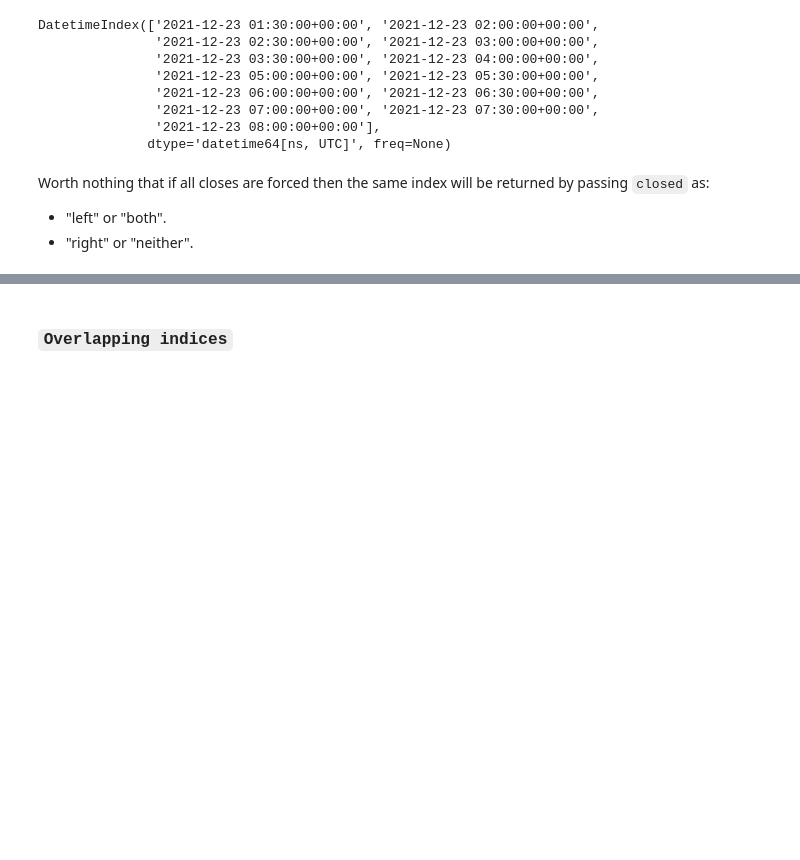
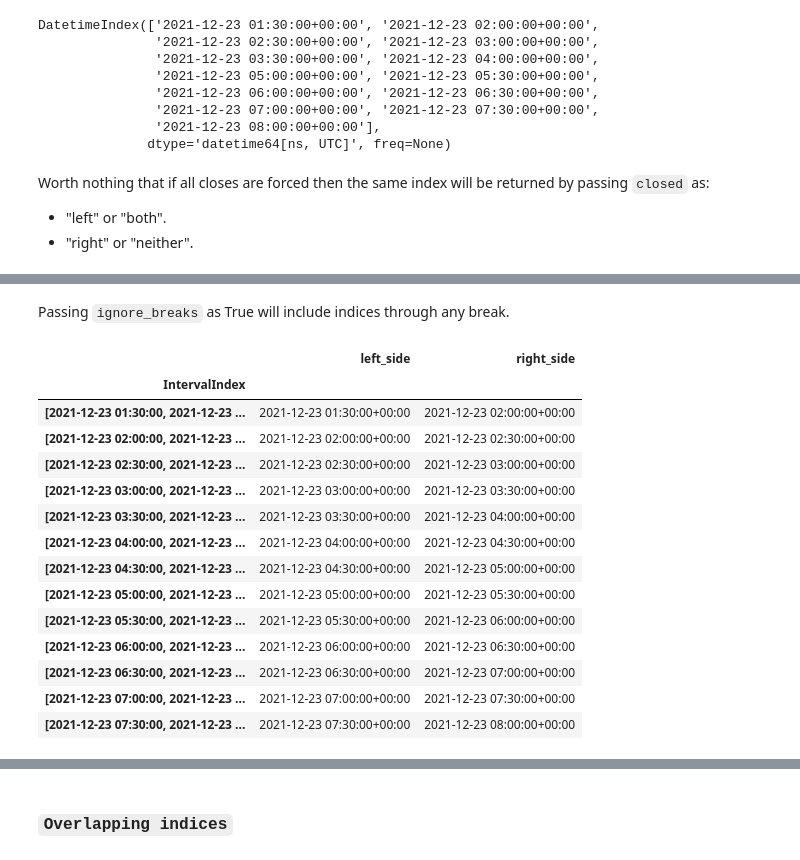
Before and after one commit to w3stling/exchange_calendars, a Jupyter notebook: docs/tutorials/trading_index.ipynb, the cells around one changed output, grey strips where cells are left out. Cells and saved outputs as stored; diff of their text form; code cells hidden in the pictures; blank space fills up the shorter version.

```diff
--- a/docs/tutorials/trading_index.ipynb
+++ b/docs/tutorials/trading_index.ipynb
@@ -371,0 +411,21 @@ Worth nothing that if all closes are forced then the same index will be returned
+# %% [markdown]
+Passing `ignore_breaks` as True will include indices through any break.
+# %%
+index = hkg.trading_index(start, start, "30T", ignore_breaks=True)
+show_as_df(index)
+# %% [output]
+|  | left_side | right_side |
+| IntervalIndex |  |  |
+| [2021-12-23 01:30:00, 2021-12-23 ... | 2021-12-23 01:30:00+00:00 | 2021-12-23 02:00:00+00:00 |
+| [2021-12-23 02:00:00, 2021-12-23 ... | 2021-12-23 02:00:00+00:00 | 2021-12-23 02:30:00+00:00 |
+| [2021-12-23 02:30:00, 2021-12-23 ... | 2021-12-23 02:30:00+00:00 | 2021-12-23 03:00:00+00:00 |
+| [2021-12-23 03:00:00, 2021-12-23 ... | 2021-12-23 03:00:00+00:00 | 2021-12-23 03:30:00+00:00 |
+| [2021-12-23 03:30:00, 2021-12-23 ... | 2021-12-23 03:30:00+00:00 | 2021-12-23 04:00:00+00:00 |
+| [2021-12-23 04:00:00, 2021-12-23 ... | 2021-12-23 04:00:00+00:00 | 2021-12-23 04:30:00+00:00 |
+| [2021-12-23 04:30:00, 2021-12-23 ... | 2021-12-23 04:30:00+00:00 | 2021-12-23 05:00:00+00:00 |
+| [2021-12-23 05:00:00, 2021-12-23 ... | 2021-12-23 05:00:00+00:00 | 2021-12-23 05:30:00+00:00 |
+| [2021-12-23 05:30:00, 2021-12-23 ... | 2021-12-23 05:30:00+00:00 | 2021-12-23 06:00:00+00:00 |
+| [2021-12-23 06:00:00, 2021-12-23 ... | 2021-12-23 06:00:00+00:00 | 2021-12-23 06:30:00+00:00 |
+| [2021-12-23 06:30:00, 2021-12-23 ... | 2021-12-23 06:30:00+00:00 | 2021-12-23 07:00:00+00:00 |
+| [2021-12-23 07:00:00, 2021-12-23 ... | 2021-12-23 07:00:00+00:00 | 2021-12-23 07:30:00+00:00 |
+| [2021-12-23 07:30:00, 2021-12-23 ... | 2021-12-23 07:30:00+00:00 | 2021-12-23 08:00:00+00:00 |
```
Also changed, not shown: parts of 16 cells of this notebook, 4 other files.
